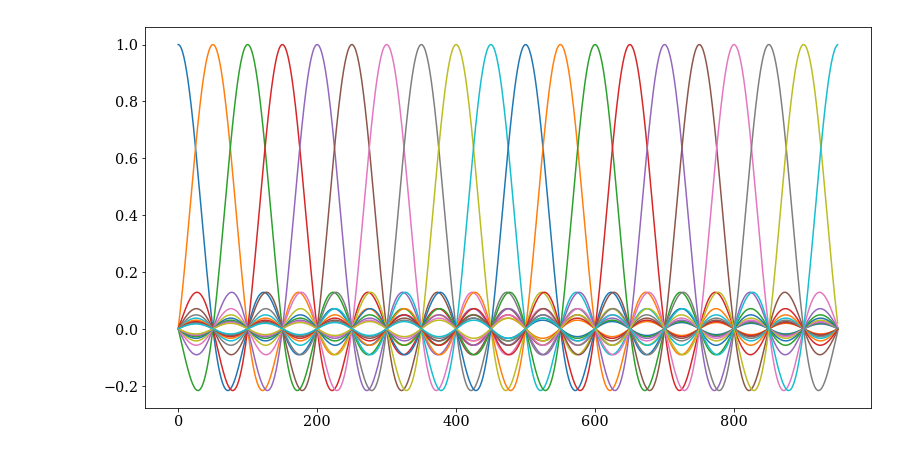
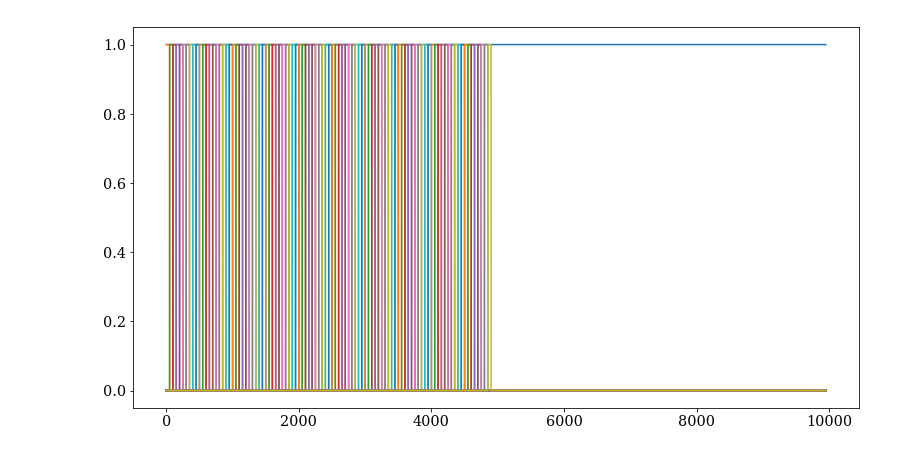
Before and after one commit to aifer4/summer_2019, a Jupyter notebook: PCA.ipynb, the cells around one changed output. Drawn from its saved outputs; the diff is of its cells as text; code cells hidden in the pictures.

```diff
--- a/PCA.ipynb
+++ b/PCA.ipynb
@@ -124,7 +124,8 @@ if 'JLK' not in globals():
 # %%
 k_grid = np.broadcast_to(k_list2,(len(l_list),K_INT))
 @numba.jit(nopython=True)
-def get_Cl(wd, Dwd):
+def get_Cl(wd, Dwd, params):
+    Cl_norm = params[0]
     # first compute mode evolution:
     Yf = solve(wd, Dwd)[-1,:,:]
     SW = Yf[0,:] + Yf[1,:]/4
@@ -176,13 +177,18 @@ def gaussian(x, mu, sig):
 def sinc(x):
     return np.sin(np.pi*x)/(np.pi*x)
 
-# number of components:
-N_C = 20
+# fiducial params
+params = np.array([1])
+params[0]=1
+# number of nonfunctional params:
+N_P = 1
+# number of functional components:
+N_C = 200
 width = 50
 # number of basis points
 N_B = (N_C-1) * width
-J = np.zeros((L, N_C))
-basis_type='sinc'
+J = np.zeros((L, N_C+N_P))
+basis_type='square'
 
 # derivative stepsize:
 stepsize = 0.001
@@ -205,38 +211,37 @@ if basis_type =='int_square':
     for n in range(1, N_C):
         B[width*(n-1):width*n,n]=np.linspace(0,1,width+1)[1:] - 0.5
         B[width*n:,n]=0.5
         B[:width*(n-1),n]=-0.5
 
 if basis_type =='square':
     # sq. pulse basis:
     B[:,0] = np.ones(N_B)
-    for n in range(1, N_C):
+    for n in range(0, N_C):
         B[width*(n-1):width*n,n]=1
 
 if basis_type =='gaussian':
     # sq. pulse basis:
     B[:,0] = gaussian(np.arange(N_B), 0, width/2)
     for n in range(1, N_C):
         B[:,n]=gaussian(np.arange(N_B), n*width, width/2)
 
 if basis_type =='sinc':
     # sq. pulse basis:
     B[:,0] = np.sinc(np.arange(N_B)/(width))
     for n in range(0, N_C):
         B[:,n]=np.sinc(np.arange(N_B)/width - n)
 
 # standard basis vectors:
-
-e = np.eye(N_C)
+e = np.eye(N_C+N_P)
 
 # Calculate the fiducial power spectrum
-Cl0 = get_Cl(wd_F,Dwd)
+Cl0 = get_Cl(wd_F,Dwd, params)
 
 #plt.plot(np.gradient(B[:,0],axis=0))
 plt.plot(B[:,0:99])
 plt.show()
 # %% [output]
-[figure, old version]
+[figure, new version]
 # %%
 # Compute the partials:
 for n in range(N_C):
```
Also changed, not shown: parts of 9 cells of this notebook, 40 other files.
